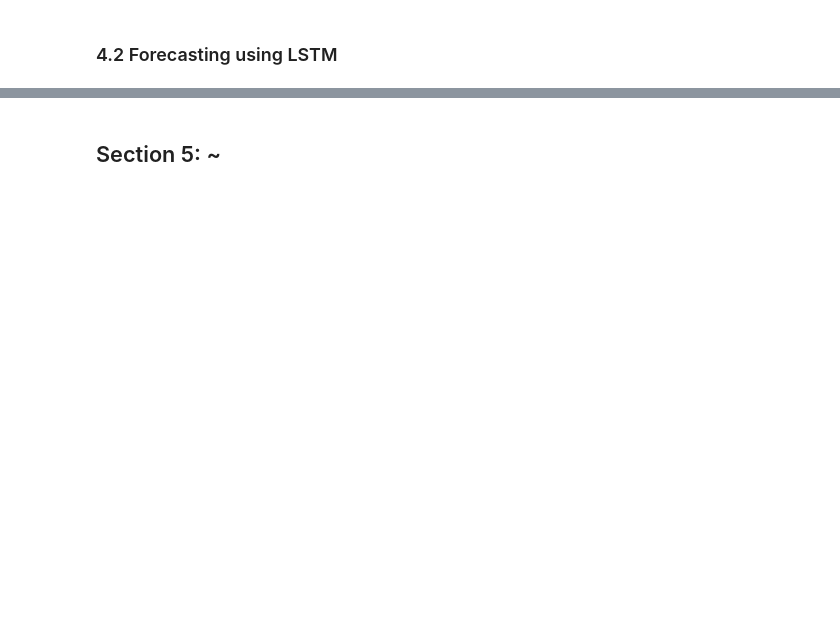
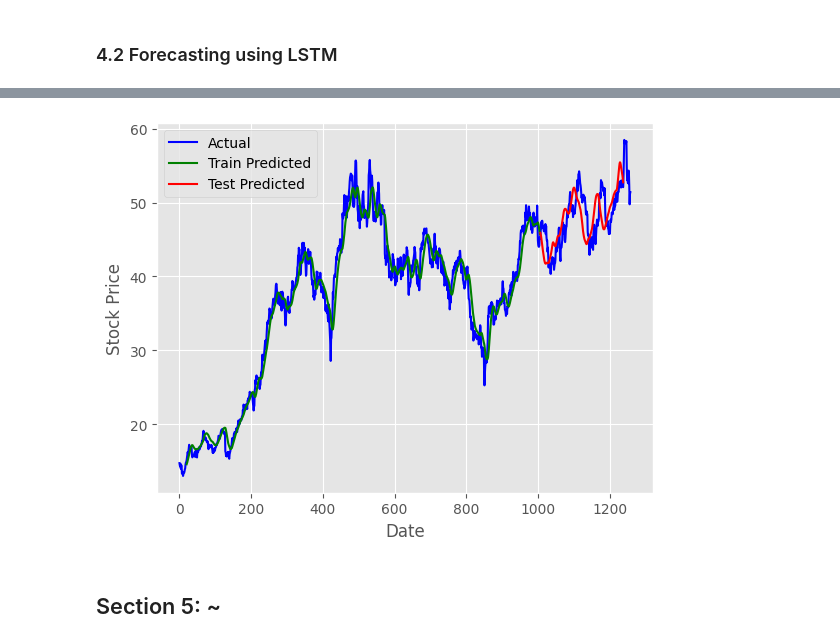
Before and after one commit to wangyeye66/5221-Final-Project, a Jupyter notebook: Code_5221.ipynb, the cells around one changed output, grey strips where cells are left out. Cells and saved outputs as stored; diff of their text form; code cells hidden in the pictures; blank space fills up the shorter version.

```diff
--- a/Code_5221.ipynb
+++ b/Code_5221.ipynb
@@ -535,2 +605,13 @@ ImportError: cannot import name 'dtensor' from 'tensorflow.compat.v2.experimenta
+# %%
+# Plot actual vs predicted stock prices
+plt.plot(prices, color='blue', label='Actual')
+plt.plot(range(time_steps, len(y_train_pred) + time_steps), y_train_pred, color='green', label='Train Predicted')
+plt.plot(range(time_steps + len(y_train_pred), len(y_train_pred) + time_steps + len(y_test_pred)), y_test_pred, color='red', label='Test Predicted')
+plt.xlabel('Date')
+plt.ylabel('Stock Price')
+plt.legend()
+plt.show()
+# %% [output]
+[figure, added]
 # %% [markdown]
 ## Section 5: ~
```
Also changed, not shown: parts of 29 cells of this notebook.
